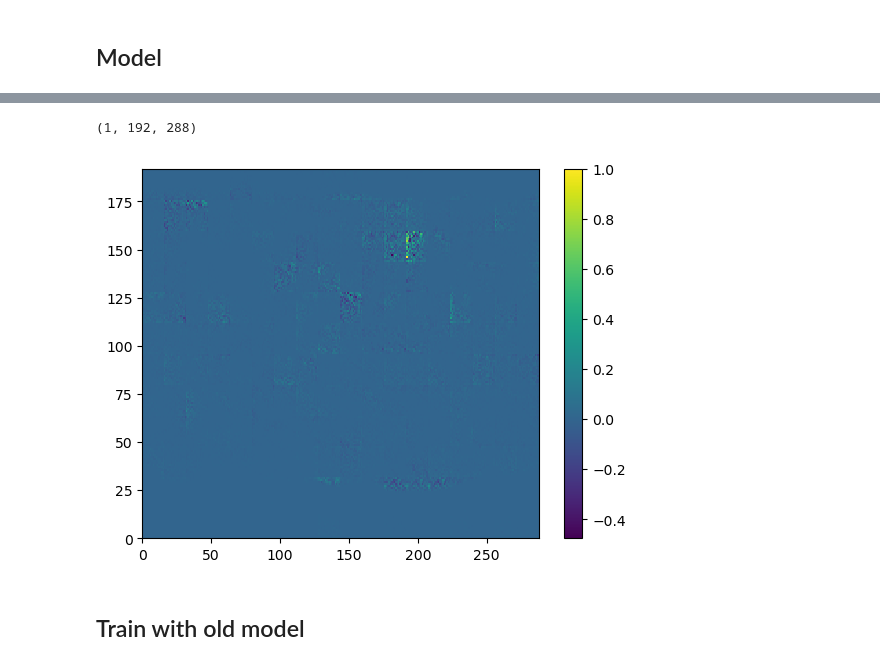
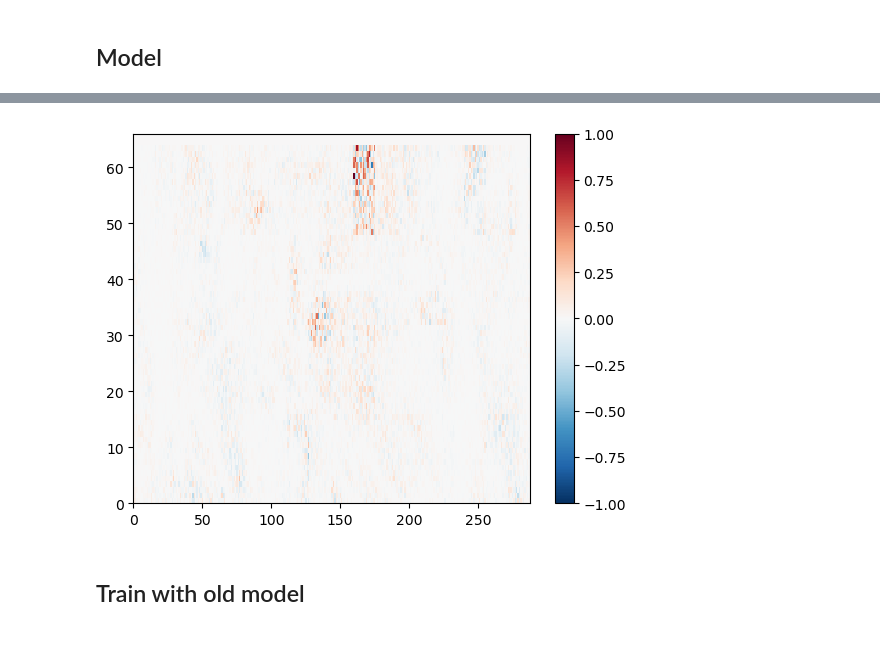
Before and after one commit to WillyChap/ViT_XAI, a Jupyter notebook: Models/LRP_ENSO.ipynb, the cells around one changed output, grey strips where cells are left out. Saved outputs shown, nothing was run; the diff lists cells and outputs as text; code cells hidden in the pictures.

```diff
--- a/Models/LRP_ENSO.ipynb
+++ b/Models/LRP_ENSO.ipynb
@@ -371,15 +383,15 @@ class RegressionCNN(nn.Module):
         return x
 # %%
 batch_size = 128
-# input_size = np.shape(np_arr_x_train_anom)
-model = RegressionCNN(input_shape=[1,input_size[1],input_size[2]],num_classes=1)
-# model = transformer.VisionTransformer(image_size=(input_size[1],input_size[2]),
-#                                       in_channels = 1,
-#                                       patch_size=16,
-#                                       width=32,layers=4,
-#                                       heads=2,
-#                                       mlp_ratio=2,
-#                                       output_dim=1)
+input_size = np.shape(np_arr_x_train_anom)
+# model = RegressionCNN(input_shape=[1,input_size[1],input_size[2]],num_classes=1)
+model = transformer.VisionTransformer(image_size=(input_size[1],input_size[2]),
+                                      in_channels = 1,
+                                      patch_size=16,
+                                      width=32,layers=4,
+                                      heads=2,
+                                      mlp_ratio=2,
+                                      output_dim=1)
 
 criterion = nn.MSELoss()
 optimizer = optim.Adam(model.parameters(), lr=0.0001)
@@ -392,7 +404,7 @@ train_loader = DataLoader(train_dataset, batch_size=batch_size, shuffle=False)
 val_loader = DataLoader(val_dataset, batch_size=batch_size, shuffle=False)
 # %%
 model = model.to(device)
-num_epochs = 1000
+num_epochs = 30
 for epoch in range(num_epochs):
     model.train()  # Set the model to training mode
     print(f"Starting Epoch {epoch}")
@@ -493,5 +504,5 @@ array([[1.        , 0.74853675],
 # %%
-# x = torch.randn(1, 1, 192, 288, device=device, requires_grad=True)
+x = torch.randn(1, 1, np.shape(np_arr_x_train_anom)[1], np.shape(np_arr_x_train_anom)[2], device=device, requires_grad=True)
 
 attnlrp = Composite({
         nn.MultiheadAttention: lm.MultiheadAttention_CP,
@@ -522,9 +533,9 @@ zennit_comp.register(traced)
 heatmaps=[]
 
 # forward & backward pass
-for input in np_arr_x_train_anom:
+for input in np_arr_x_val_anom[:300]:
     y = traced(inputs.to(device).requires_grad_(True))
-    # y = lf.mean(y,dim=0,keep_dim=True)
+    y = lf.mean(y,dim=0,keep_dim=True)
     # y.backward()
     # normalize the heatmap
     x.grad = None
@@ -533,6 +544,7 @@ for input in np_arr_x_train_anom:
     heatmap = heatmap / abs(heatmap).max()
     heatmaps.append(heatmap.cpu().numpy())
 
+
 # zennit composites can be removed so that we can register a new one!
 zennit_comp.remove()
 # %% [output]
@@ -554,15 +566,15 @@ zennit_comp.remove()
 | <class 'openclip_ViT.transformer.ResidualAttentionBlock'> | <built-in function add>                                |  ✓         |  ✓               |
 +-----------------------------------------------------------+--------------------------------------------------------+------------+------------------+
 # %%
-np.shape(heatmaps)
+# heatmaps
-# %% [output]
-(1, 192, 288)
+# %%
+meanheatmaps = np.mean(heatmaps,axis=0)
 # %%
-plt.pcolor(heatmaps[0])
+plt.pcolor(meanheatmaps,cmap='RdBu_r',vmin=-1,vmax=1)
 plt.colorbar()
 plt.show()
 # %% [output]
-[figure, old version]
+[figure, new version]
 # %% [markdown]
 ## Train with old model
 # %%
```
Also changed, not shown: parts of 9 cells of this notebook.
